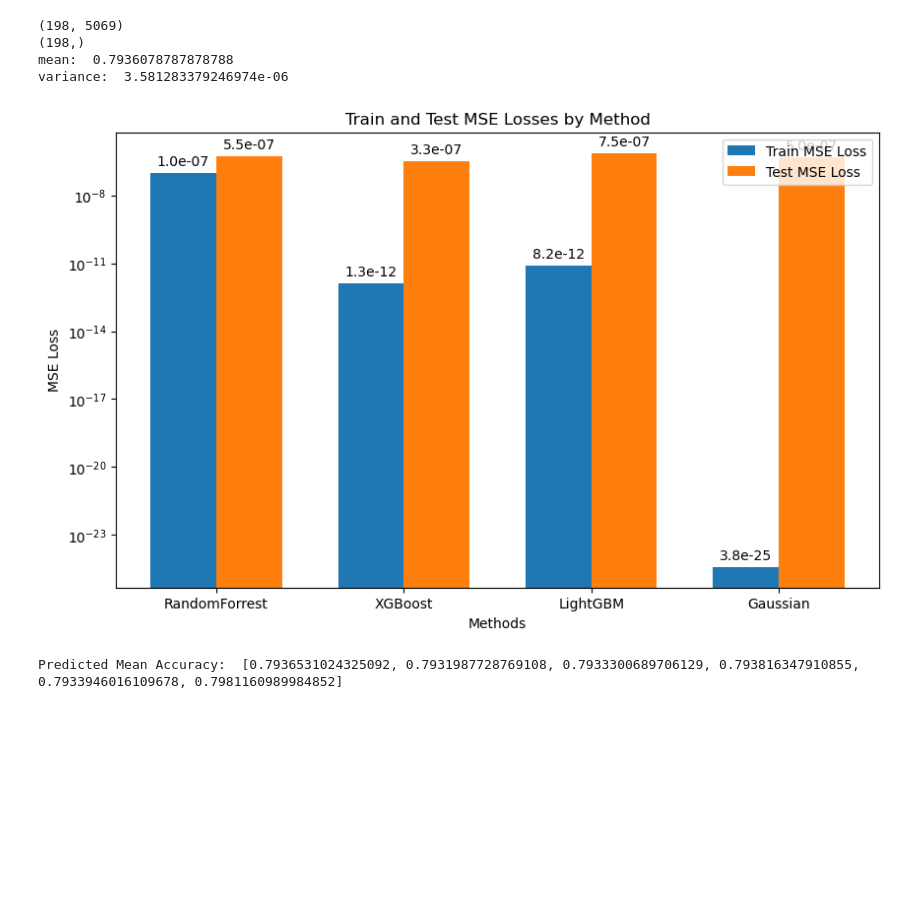
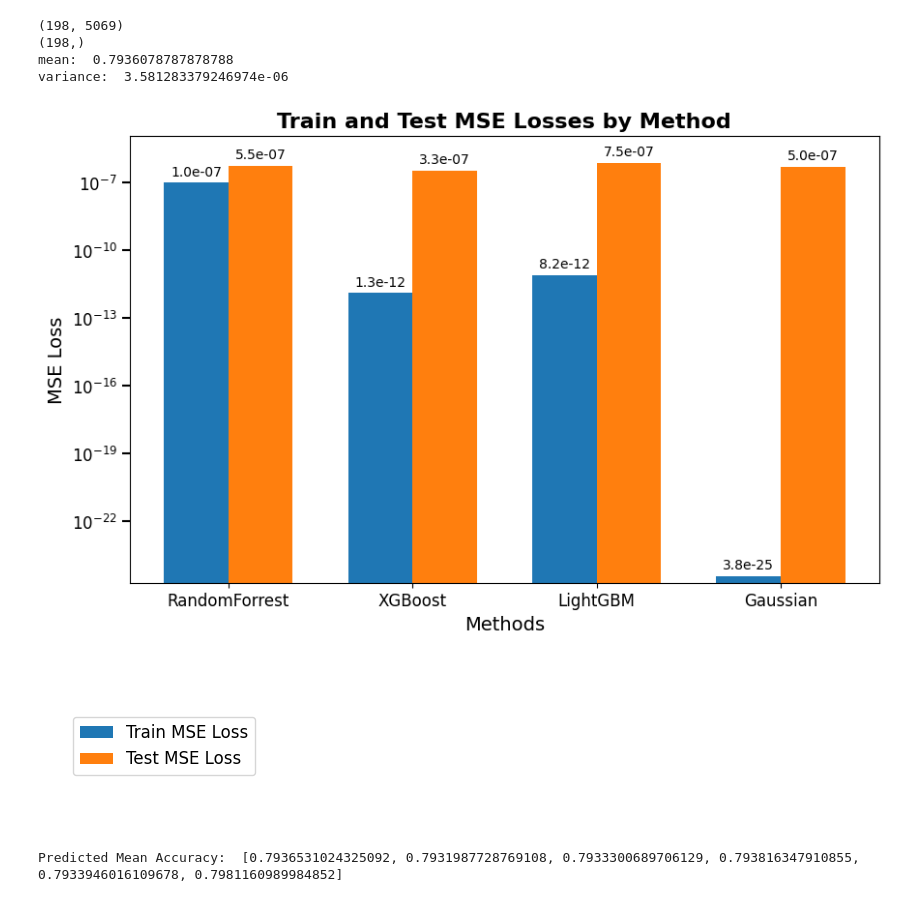
Before and after one commit to JubSteven/CS3319-Final-Project, a Jupyter notebook: lyz.ipynb, the cells around one changed output. Drawn from its saved outputs; the diff is of its cells as text; code cells hidden in the pictures; blank space fills up the shorter version.

```diff
--- a/lyz.ipynb
+++ b/lyz.ipynb
@@ -210,11 +210,8 @@ for method in methods:
     train_mses.append(train_mse)
     test_mses.append(test_mse)
 # %%
-# make graph
 import matplotlib.pyplot as plt
 import numpy as np
-
-# Define the methods and their corresponding losses
 
 
 # Number of methods
@@ -227,41 +224,57 @@ x = np.arange(n_methods)
 width = 0.35
 
 # Create the plot
 fig, ax = plt.subplots(figsize=(10, 6))
 
 # Plot the training and testing losses
 bars1 = ax.bar(x - width/2, train_mses, width, label='Train MSE Loss')
 bars2 = ax.bar(x + width/2, test_mses, width, label='Test MSE Loss')
 
 # Set logarithmic scale for y-axis
 ax.set_yscale('log')
 
+# Set y-axis limit to provide more space for the legend
+ax.set_ylim(0.5 * min(min(train_mses), min(test_mses)), 16 * max(max(train_mses), max(test_mses)))
+
 # Add some text for labels, title, and custom x-axis tick labels, etc.
-ax.set_xlabel('Methods')
-ax.set_ylabel('MSE Loss')
-ax.set_title('Train and Test MSE Losses by Method')
+ax.set_xlabel('Methods', fontsize=14)
+ax.set_ylabel('MSE Loss', fontsize=14)
+ax.set_title('Train and Test MSE Losses by Method', fontsize=16, fontweight='bold')
 ax.set_xticks(x)
-ax.set_xticklabels(methods_str)
-ax.legend()
+ax.set_xticklabels(methods_str, fontsize=12)
+ax.set_xticklabels(methods_str, fontsize=12)
+ax.tick_params(axis='y', labelsize=12, width=1.5, length=6, grid_color='black', grid_alpha=0.5)
+# ax.legend(prop={'size': 12, 'weight': 'bold'})
 
 # Function to add a label above each bar in bars1 and bars2
 def add_labels(bars):
     for bar in bars:
         height = bar.get_height()
         ax.annotate(f'{height:.1e}',
                     xy=(bar.get_x() + bar.get_width() / 2, height),
                     xytext=(0, 3),  # 3 points vertical offset
                     textcoords="offset points",
-                    ha='center', va='bottom')
+                    ha='center', va='bottom',
+                    fontsize=10)
 
 # Add labels
 add_labels(bars1)
 add_labels(bars2)
 
 # Display the plot
-plt.savefig('Loss.png')
+plt.savefig('Loss.pdf')
+
+# Create a new figure for the legend
+fig_legend = plt.figure(figsize=(3, 2))
+ax_legend = fig_legend.add_subplot(111)
+fig_legend.legend(*ax.get_legend_handles_labels(), loc='center', prop={'size': 12})
+ax_legend.axis('off')
+
+# Save the legend as a separate PDF
+fig_legend.savefig('Legend.pdf')
 # %% [output]
-[figure, old version]
+[figure, new version]
+[figure, added]
 # %%
 # test
 num_of_tests = 6
```
Also changed, not shown: 39 other files.
